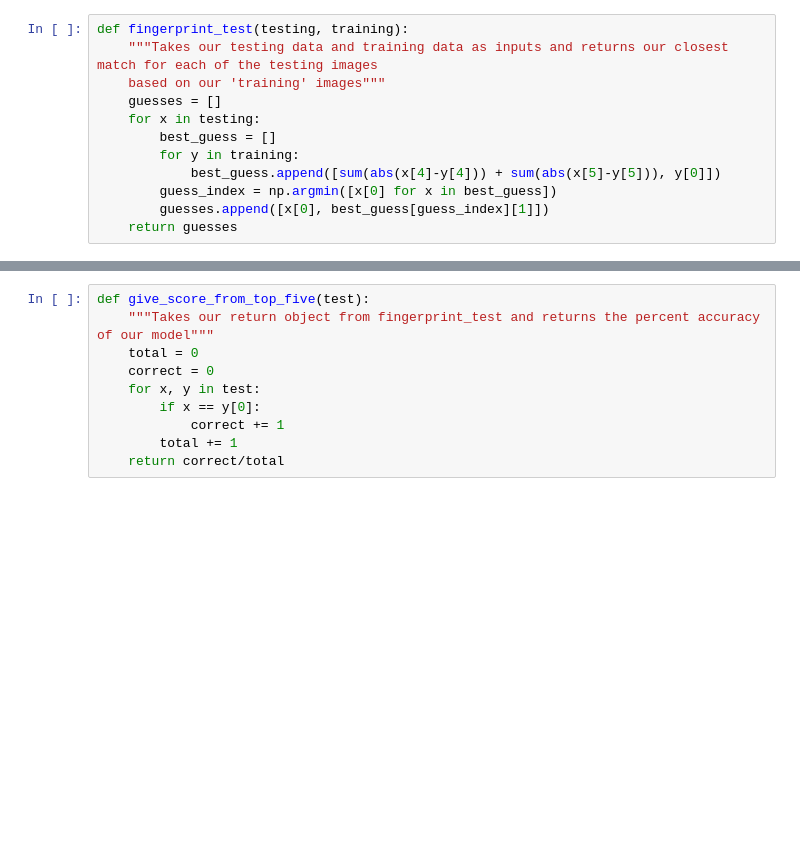
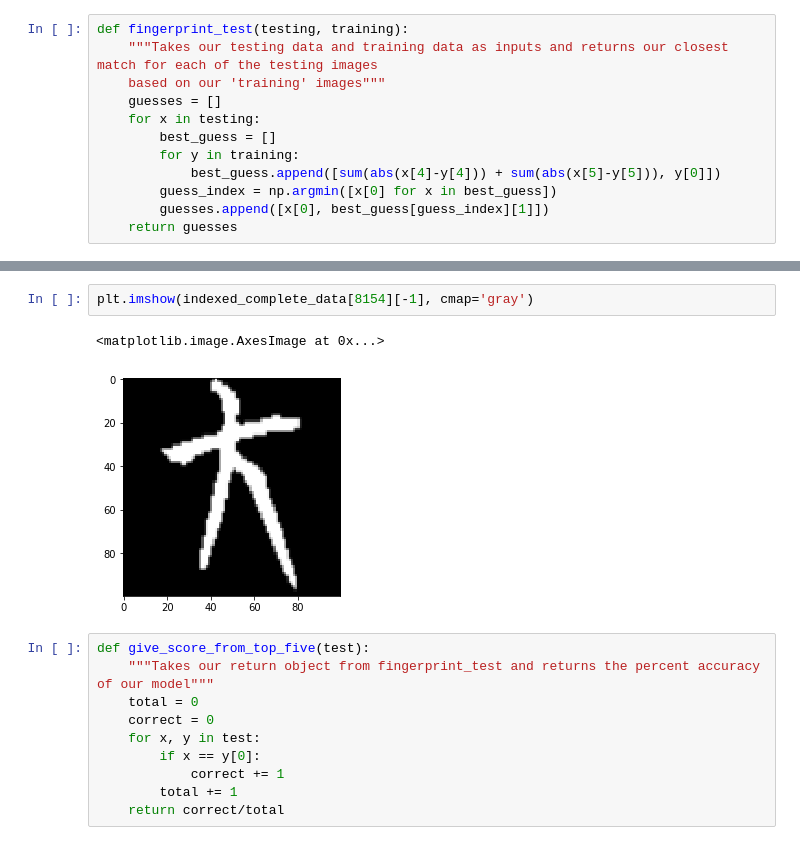
Before and after one commit to matthewgiem/chinese_characters, a Jupyter notebook: fresh_start.ipynb, the cells around one changed output, grey strips where cells are left out. Drawn from its saved outputs; the diff is of its cells as text; blank space fills up the shorter version.

```diff
--- a/fresh_start.ipynb
+++ b/fresh_start.ipynb
@@ -256,3 +357,8 @@ plt.imshow(indexed_complete_data[1317][-1], cmap='gray')
+# %%
+plt.imshow(indexed_complete_data[8154][-1], cmap='gray')
+# %% [output]
+<matplotlib.image.AxesImage at 0x...>
+[figure, added]
 # %%
 def give_score_from_top_five(test):
     """Takes our return object from fingerprint_test and returns the percent accuracy of our model"""
```
Also changed, not shown: parts of 23 cells of this notebook.
